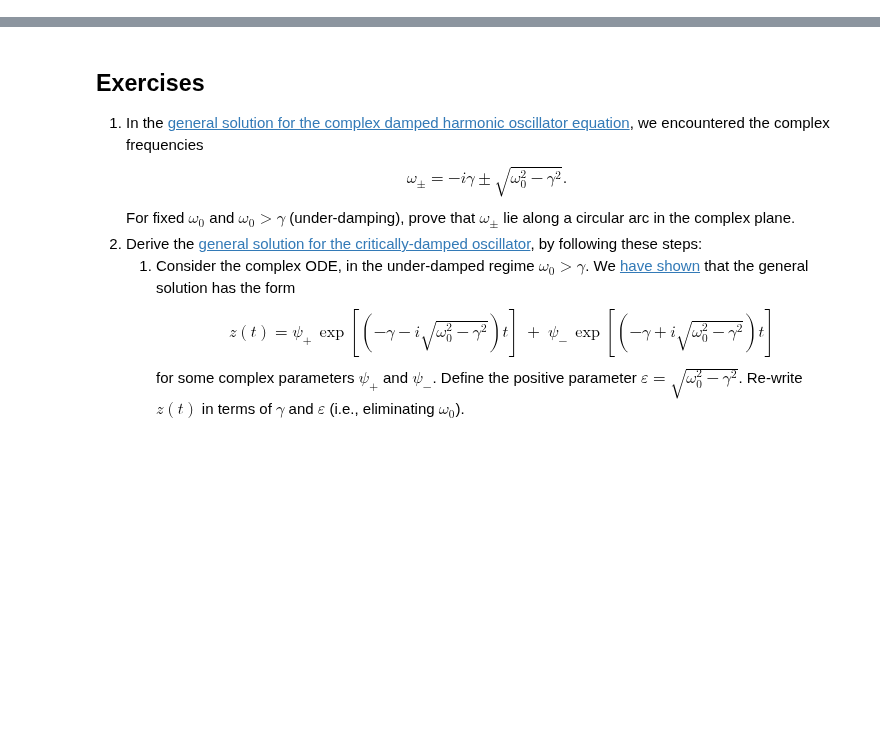
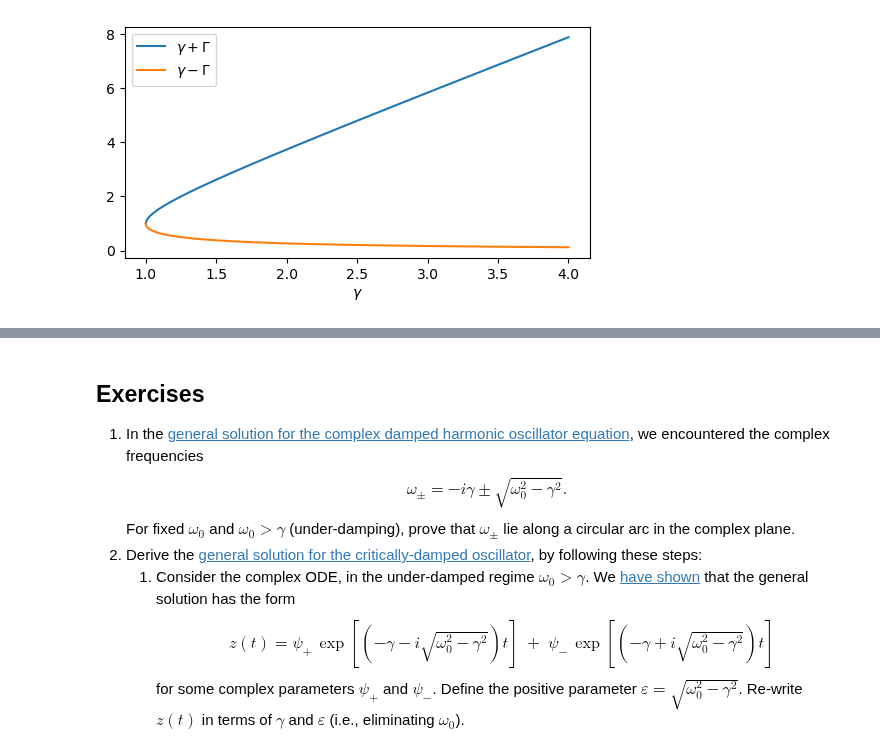
Before and after one commit to seewhydee/ntuphys_nb, a Jupyter notebook: MH2801/04_complex_oscillations.ipynb, the cells around one changed output, grey strips where cells are left out. Cells and saved outputs as stored; diff of their text form; code cells hidden in the pictures; blank space fills up the shorter version.

```diff
--- a/MH2801/04_complex_oscillations.ipynb
+++ b/MH2801/04_complex_oscillations.ipynb
@@ -462,0 +327,16 @@ interactive(children=(FloatSlider(value=0.5, description='omega0', max=1.9, min=
+# %%
+%matplotlib inline
+import numpy as np
+import matplotlib.pyplot as plt
+
+omega0 = 1.0
+gamma  = np.linspace(1, 4, 500)
+Gamma  = np.sqrt(gamma**2 - omega0**2)
+plt.figure(figsize=(6,3))
+plt.plot(gamma, gamma + Gamma, label=r'$\gamma + \Gamma$')
+plt.plot(gamma, gamma - Gamma, label=r'$\gamma - \Gamma$')
+plt.xlabel(r'$\gamma$')
+plt.legend()
+plt.show()
+# %% [output]
+[figure, added]
```
Also changed, not shown: parts of 42 cells of this notebook, 7 other files.
